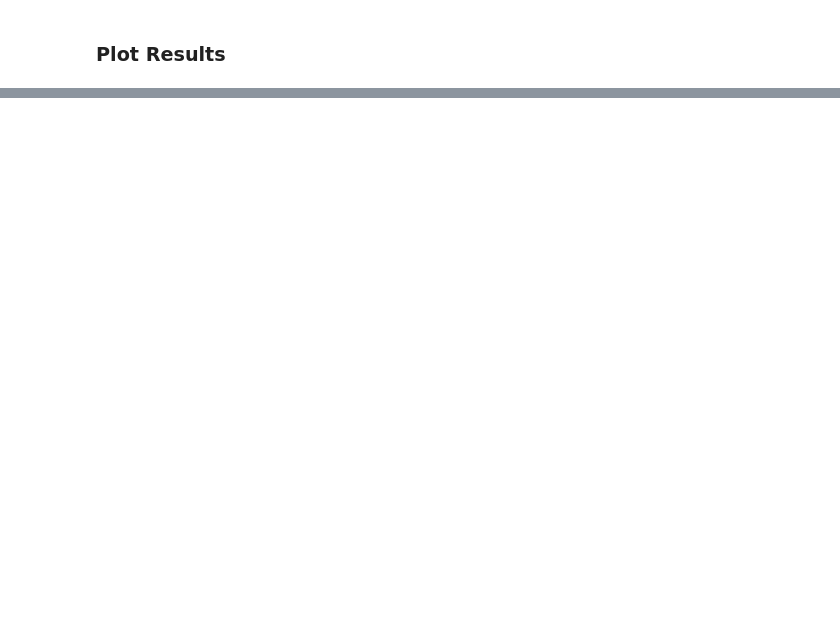
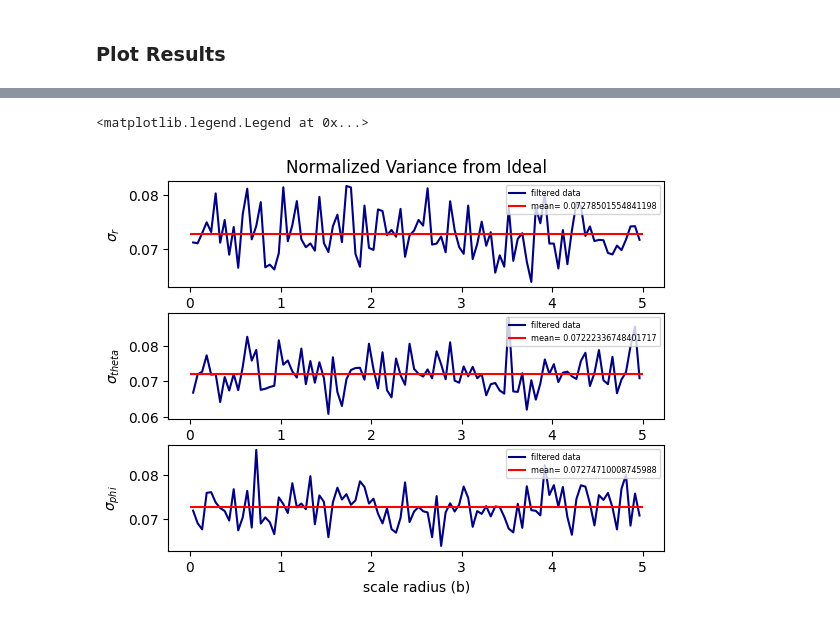
Before and after one commit to ahicks777/DYNAMITE, a Jupyter notebook: Dispersions.ipynb, the cells around one changed output, grey strips where cells are left out. Cells and saved outputs as stored; diff of their text form; code cells hidden in the pictures; blank space fills up the shorter version.

```diff
--- a/Dispersions.ipynb
+++ b/Dispersions.ipynb
@@ -184,0 +201,31 @@ generating velocity dispersions for scale radius 1.2000000000000002
+# %%
+    figure, axis = plt.subplots(3, 1)
+    plt.subplots_adjust(hspace = .25)
+    ymax = .25
+
+
+    #First plot - Radial Dispersions
+    axis[0].plot(br,vdrr, label = 'filtered data', color = 'navy')
+    axis[0].plot(b,vdr0, label = 'mean= ' + str(np.mean(vdr)), color = 'red')
+    axis[0].set_ylabel('$\sigma_r$')
+    axis[0].set_title('Normalized Variance from Ideal')
+    axis[0].legend(fontsize = 'xx-small', loc = 'upper right')
+    #axis[0].set_ylim(0,ymax)
+
+    #Second Plot - Theta Dispersions
+    axis[1].plot(br,vdthetar, label = 'filtered data ', color = 'navy')
+    axis[1].plot(b,vdtheta0, label = 'mean= ' + str(np.mean(vdtheta)), color = 'red')
+    axis[1].set_ylabel('$\sigma_{theta}$')
+    axis[1].legend(fontsize= 'xx-small', loc = 'upper right')
+    #axis[1].set_ylim(0,ymax)
+
+    #Third Plot - Phi Dispersions
+    axis[2].plot(br,vdphir, label = 'filtered data', color = 'navy')
+    axis[2].plot(b,vdphi0, label = 'mean= ' + str(np.mean(vdphi)), color = 'red')
+    axis[2].set_xlabel('scale radius (b)')
+    axis[2].set_ylabel('$\sigma_{phi}$')
+    axis[2].legend(fontsize= 'xx-small', loc = 'upper right')
+    #axis[2].set_ylim(0,ymax)
+# %% [output]
+<matplotlib.legend.Legend at 0x...>
+[figure, added]
```
Also changed, not shown: parts of 5 cells of this notebook, 3 other files.
